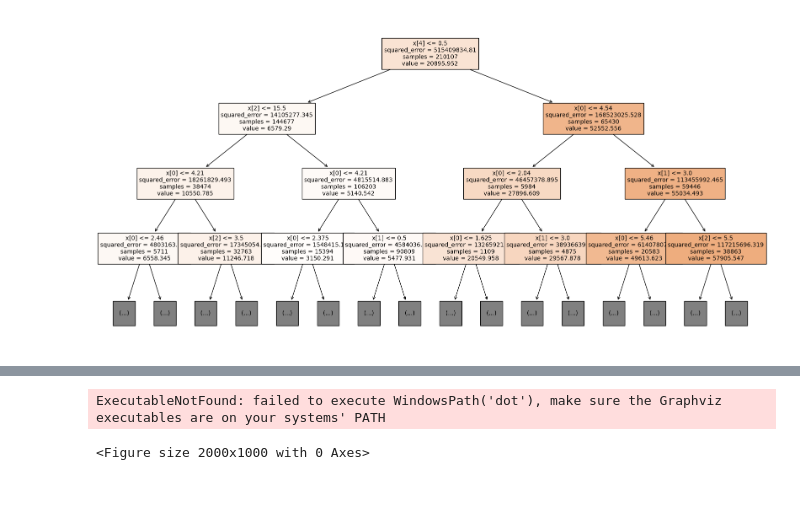
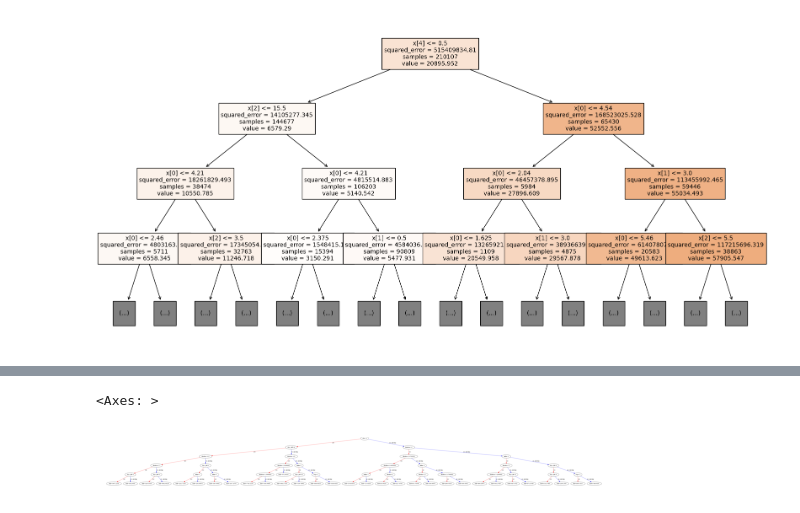
Before and after one commit to unclethien/Flight-Price-Prediction-Project, a Jupyter notebook: data analysis.ipynb, the cells around one changed output, grey strips where cells are left out. Cells and saved outputs as stored; diff of their text form; code cells hidden in the pictures.

```diff
--- a/data analysis.ipynb
+++ b/data analysis.ipynb
@@ -609,7 +599,7 @@ os.environ["PATH"] += os.pathsep + 'C:/Program Files (x86)/Graphviz2.38/bin/'
 # %%
 # XGBoost Regressor Tree Visualization
-plt.figure(figsize=(20,10))
-xgb.to_graphviz(best_xgb, num_trees=0).render(view=True)
+from xgboost import plot_tree
+plot_tree(best_xgb, num_trees=0,to_file='xgb_tree.png')
 # %% [output]
-ExecutableNotFound: failed to execute WindowsPath('dot'), make sure the Graphviz executables are on your systems' PATH
+<Axes: >
-<Figure size 2000x1000 with 0 Axes>
+[figure, added]
```
Also changed, not shown: parts of 7 cells of this notebook.
